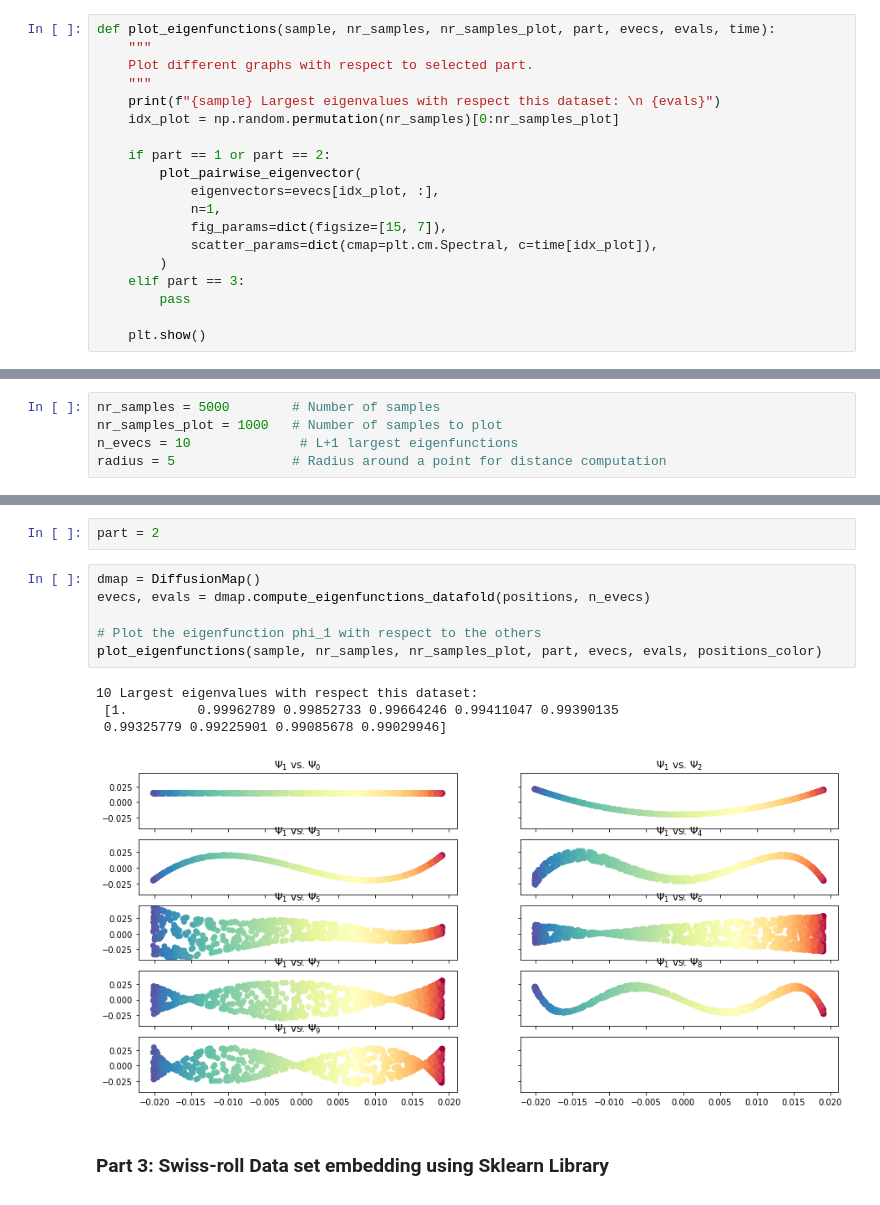
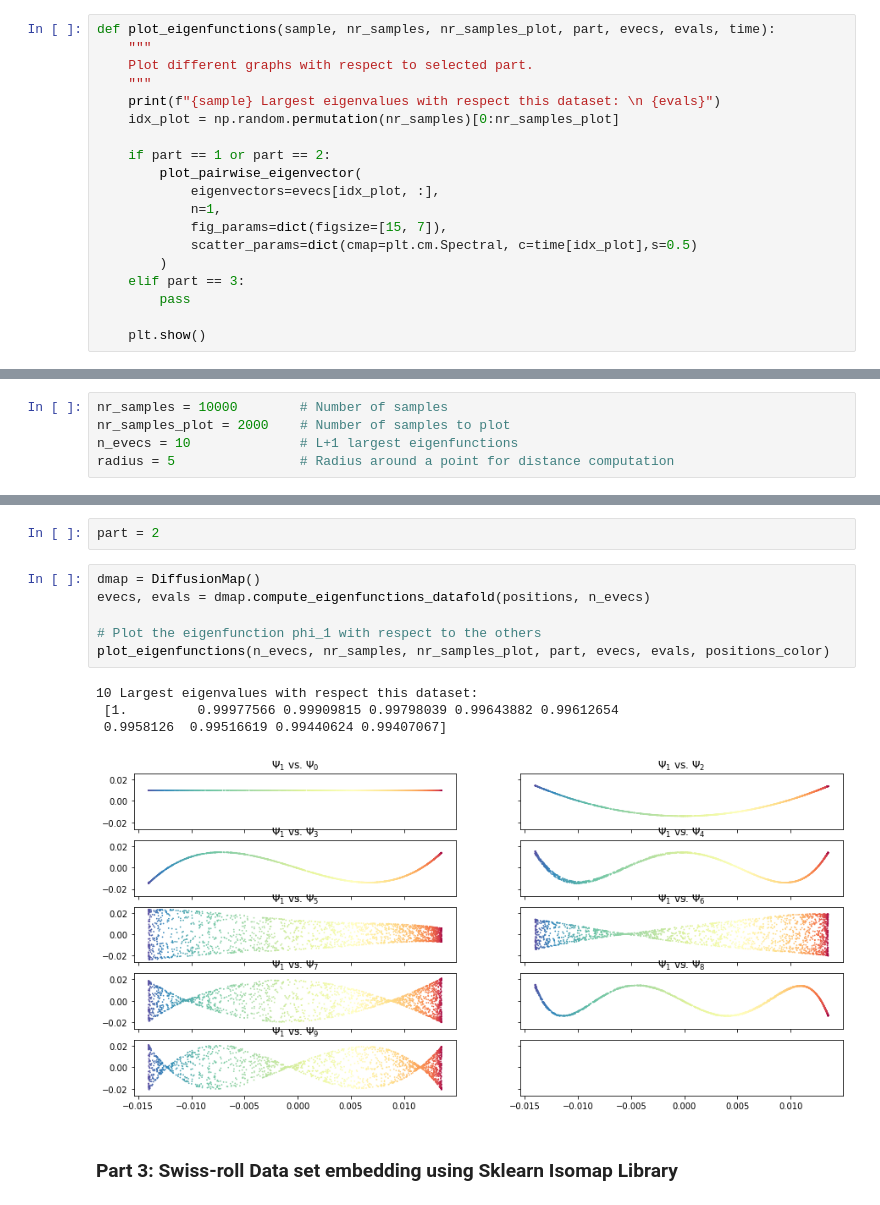
Before and after one commit to Erfan-Mashayekh/MLCMS, a Jupyter notebook: FinalProject/embeddings/notebook.ipynb, the cells around one changed output, grey strips where cells are left out. Cells and saved outputs as stored; diff of their text form.

Commit message:
change the plot sizes

```diff
--- a/FinalProject/embeddings/notebook.ipynb
+++ b/FinalProject/embeddings/notebook.ipynb
@@ -26,7 +21,7 @@ def plot_eigenfunctions(sample, nr_samples, nr_samples_plot, part, evecs, evals,
             eigenvectors=evecs[idx_plot, :],
             n=1,
             fig_params=dict(figsize=[15, 7]),
-            scatter_params=dict(cmap=plt.cm.Spectral, c=time[idx_plot]),
+            scatter_params=dict(cmap=plt.cm.Spectral, c=time[idx_plot],s=0.5)
         )
     elif part == 3:
         pass
@@ -35,8 +30,8 @@ def plot_eigenfunctions(sample, nr_samples, nr_samples_plot, part, evecs, evals,
 # %% [markdown]
 ## Initializations:
 # %%
-nr_samples = 5000        # Number of samples
-nr_samples_plot = 1000   # Number of samples to plot
+nr_samples = 10000        # Number of samples
+nr_samples_plot = 2000    # Number of samples to plot
 n_evecs = 10              # L+1 largest eigenfunctions
-radius = 5               # Radius around a point for distance computation
+radius = 5                # Radius around a point for distance computation
 # %% [markdown]
@@ -67,13 +62,13 @@ part = 2
 # %%
 dmap = DiffusionMap()
 evecs, evals = dmap.compute_eigenfunctions_datafold(positions, n_evecs)
 
 # Plot the eigenfunction phi_1 with respect to the others
-plot_eigenfunctions(sample, nr_samples, nr_samples_plot, part, evecs, evals, positions_color)
+plot_eigenfunctions(n_evecs, nr_samples, nr_samples_plot, part, evecs, evals, positions_color)
 # %% [output]
 10 Largest eigenvalues with respect this dataset:
- [1.         0.99962789 0.99852733 0.99664246 0.99411047 0.99390135
- 0.99325779 0.99225901 0.99085678 0.99029946]
+ [1.         0.99977566 0.99909815 0.99798039 0.99643882 0.99612654
+ 0.9958126  0.99516619 0.99440624 0.99407067]
-[figure, old version]
+[figure, new version]
 # %% [markdown]
-### Part 3: Swiss-roll Data set embedding using Sklearn Library
+### Part 3: Swiss-roll Data set embedding using Sklearn Isomap Library
```
Also changed, not shown: parts of 4 cells of this notebook, 1 other file.
